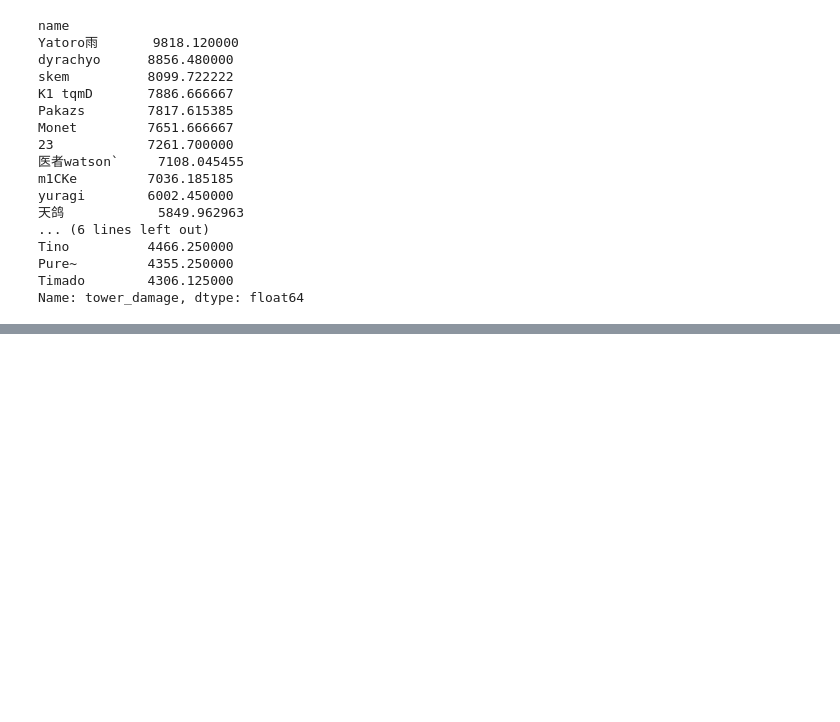
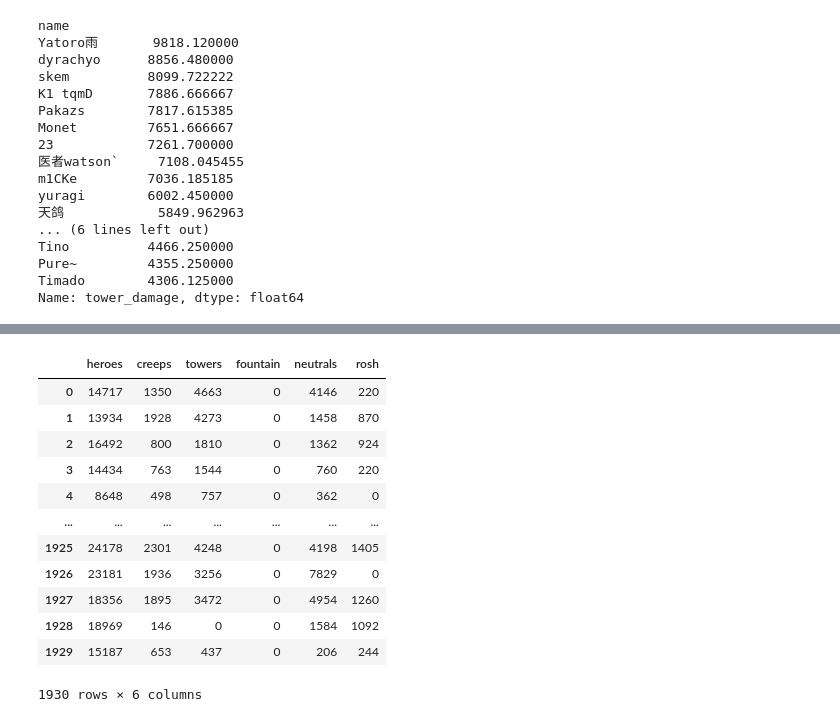
Before and after one commit to oiduh/dotascience, a Jupyter notebook: Data_Exploration.ipynb, the cells around one changed output, grey strips where cells are left out. Cells and saved outputs as stored; diff of their text form; code cells hidden in the pictures; blank space fills up the shorter version.

Commit message:
dmg taken sum

```diff
--- a/Data_Exploration.ipynb
+++ b/Data_Exploration.ipynb
@@ -619,10 +621,10 @@ plt.imshow(pos_mat_smooth[50:, 50:], origin='lower', cmap=reverse_map)
 only useful
 # %%
 useful_features_sorted = sorted(useful_player_stats)
-for i in range(len(matches_reduced)):
+for i in range(1):
     for j in range(10):
         #test_var = matches_reduced['players'][i][j][useful_features_sorted[0]]
-        test_var = matches_reduced['players'][i][j]['pings']
+        test_var = matches_reduced['players'][i][j][useful_features_sorted[0]]
         dump = json.dumps(test_var, indent=4)
         print(dump)
 # %% [output]
@@ -895,0 +845,50 @@ matches_reduced['players'][0][0]['match_id']
+# %%
+def extract_damage_taken(damage_taken):
+    hero_damage = {
+        'heroes': 0,
+        'creeps': 0,
+        'towers': 0,
+        'fountain': 0,
+        'neutrals': 0,
+        'rosh': 0
+    }
+    for damage_source in damage_taken.keys():
+            if 'hero' in damage_source:
+                hero_damage['heroes'] += damage_taken[damage_source]
+            elif 'badguys' in damage_source or 'goodguys' in damage_source:
+                if 'tower' in damage_source:
+                    hero_damage['towers'] += damage_taken[damage_source]
+                else:
+                    hero_damage['creeps'] += damage_taken[damage_source]
+            elif 'neutral' in damage_source or 'dark_troll_warlord_skeleton_warrior' in damage_source \
+            or 'enraged_wildkin_tornado' in damage_source:
+                hero_damage['neutrals'] += damage_taken[damage_source]
+            elif 'roshan' in damage_source:
+                hero_damage['rosh'] += damage_taken[damage_source]
+            elif 'fountain' in damage_source:
+                hero_damage['fountain'] += damage_taken[damage_source]
+            else:
+                assert False, "UNKNOWN DAMAGE SOURCE ENCOUNTERED"
+    return pd.DataFrame([hero_damage])
+
+test_df = pd.DataFrame()
+for j in range(len(matches_reduced)):
+    for i in range(10):
+        dmg = extract_damage_taken(matches_reduced['players'][j][i]['damage_taken'])
+        test_df = pd.concat([test_df, dmg], ignore_index=True)
+        #test_df = pd.concat([test_df, dmg], axis=1)
+test_df
+# %% [output]
+|  | heroes | creeps | towers | fountain | neutrals | rosh |
+| 0 | 14717 | 1350 | 4663 | 0 | 4146 | 220 |
+| 1 | 13934 | 1928 | 4273 | 0 | 1458 | 870 |
+| 2 | 16492 | 800 | 1810 | 0 | 1362 | 924 |
+| 3 | 14434 | 763 | 1544 | 0 | 760 | 220 |
+| 4 | 8648 | 498 | 757 | 0 | 362 | 0 |
+| ... | ... | ... | ... | ... | ... | ... |
+| 1925 | 24178 | 2301 | 4248 | 0 | 4198 | 1405 |
+| 1926 | 23181 | 1936 | 3256 | 0 | 7829 | 0 |
+| 1927 | 18356 | 1895 | 3472 | 0 | 4954 | 1260 |
+| 1928 | 18969 | 146 | 0 | 0 | 1584 | 1092 |
+| 1929 | 15187 | 653 | 437 | 0 | 206 | 244 |
+1930 rows × 6 columns
```
Also changed, not shown: parts of 31 cells of this notebook, 2 other files.
